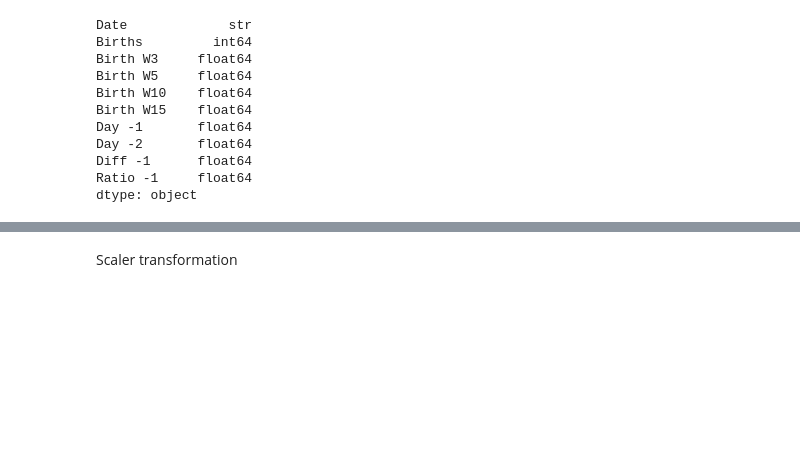
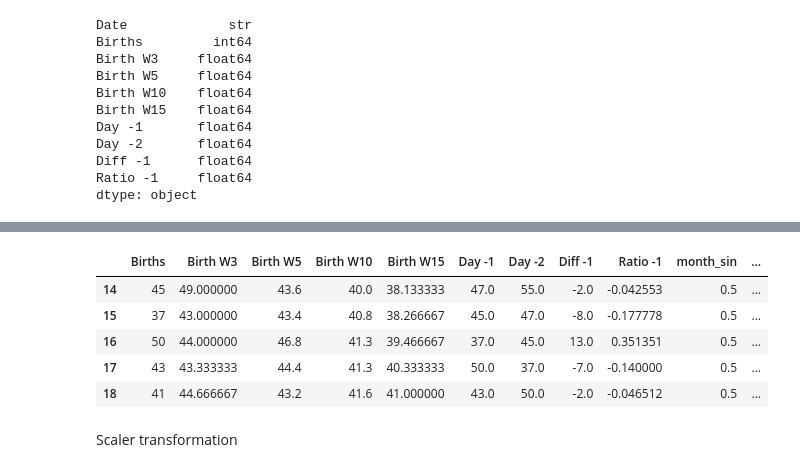
Before and after one commit to MonaTaghavi/dm-ann, a Jupyter notebook: notebooks/20dm-birth-timeseries.ipynb, the cells around one changed output, grey strips where cells are left out. Drawn from its saved outputs; the diff is of its cells as text; code cells hidden in the pictures; blank space fills up the shorter version.

```diff
--- a/notebooks/20dm-birth-timeseries.ipynb
+++ b/notebooks/20dm-birth-timeseries.ipynb
@@ -150,2 +190,13 @@ dtype: object
+# %%
+#Drop the original date, month and day columns
+df.drop(['Date', 'month', 'day', 'new_Date'], axis=1, inplace=True)
+df.head()
+# %% [output]
+|  | Births | Birth W3 | Birth W5 | Birth W10 | Birth W15 | Day -1 | Day -2 | Diff -1 | Ratio -1 | month_sin | ... |
+| 14 | 45 | 49.000000 | 43.6 | 40.0 | 38.133333 | 47.0 | 55.0 | -2.0 | -0.042553 | 0.5 | ... |
+| 15 | 37 | 43.000000 | 43.4 | 40.8 | 38.266667 | 45.0 | 47.0 | -8.0 | -0.177778 | 0.5 | ... |
+| 16 | 50 | 44.000000 | 46.8 | 41.3 | 39.466667 | 37.0 | 45.0 | 13.0 | 0.351351 | 0.5 | ... |
+| 17 | 43 | 43.333333 | 44.4 | 41.3 | 40.333333 | 50.0 | 37.0 | -7.0 | -0.140000 | 0.5 | ... |
+| 18 | 41 | 44.666667 | 43.2 | 41.6 | 41.000000 | 43.0 | 50.0 | -2.0 | -0.046512 | 0.5 | ... |
 # %% [markdown]
 Scaler transformation
```
Also changed, not shown: parts of 9 cells of this notebook.
